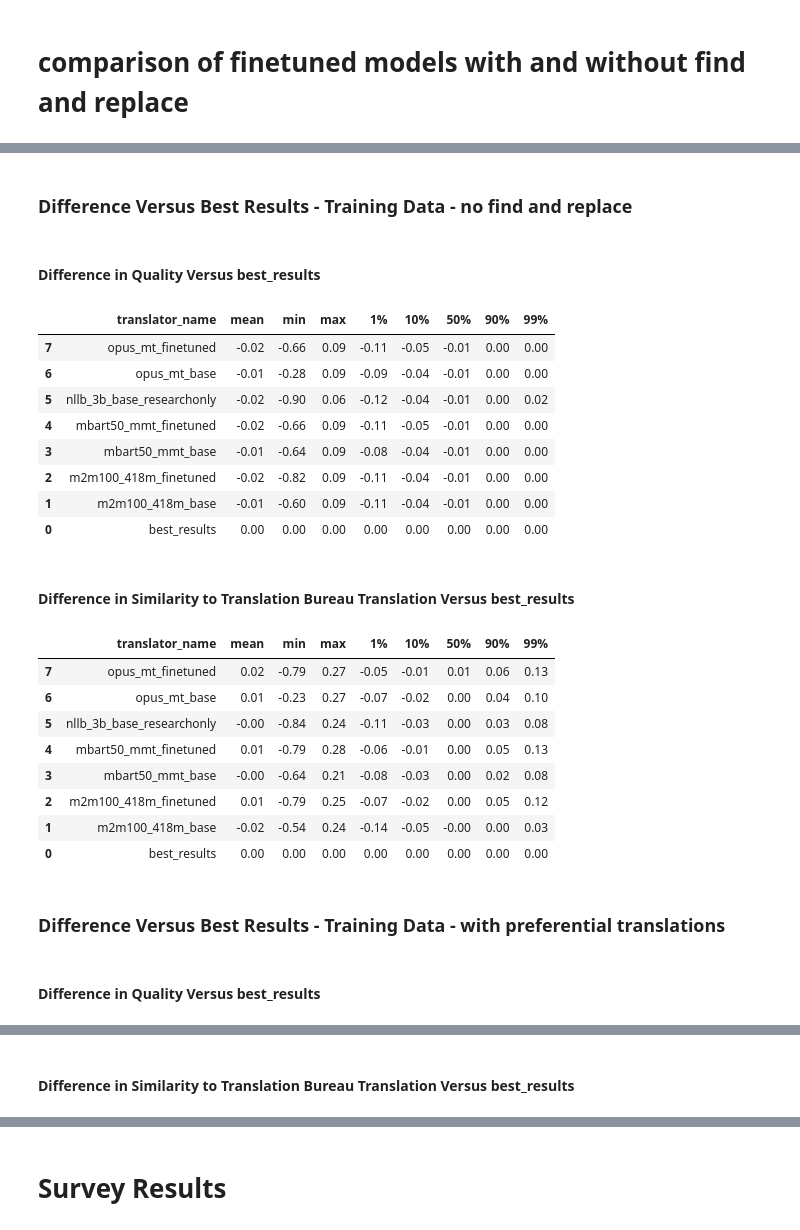
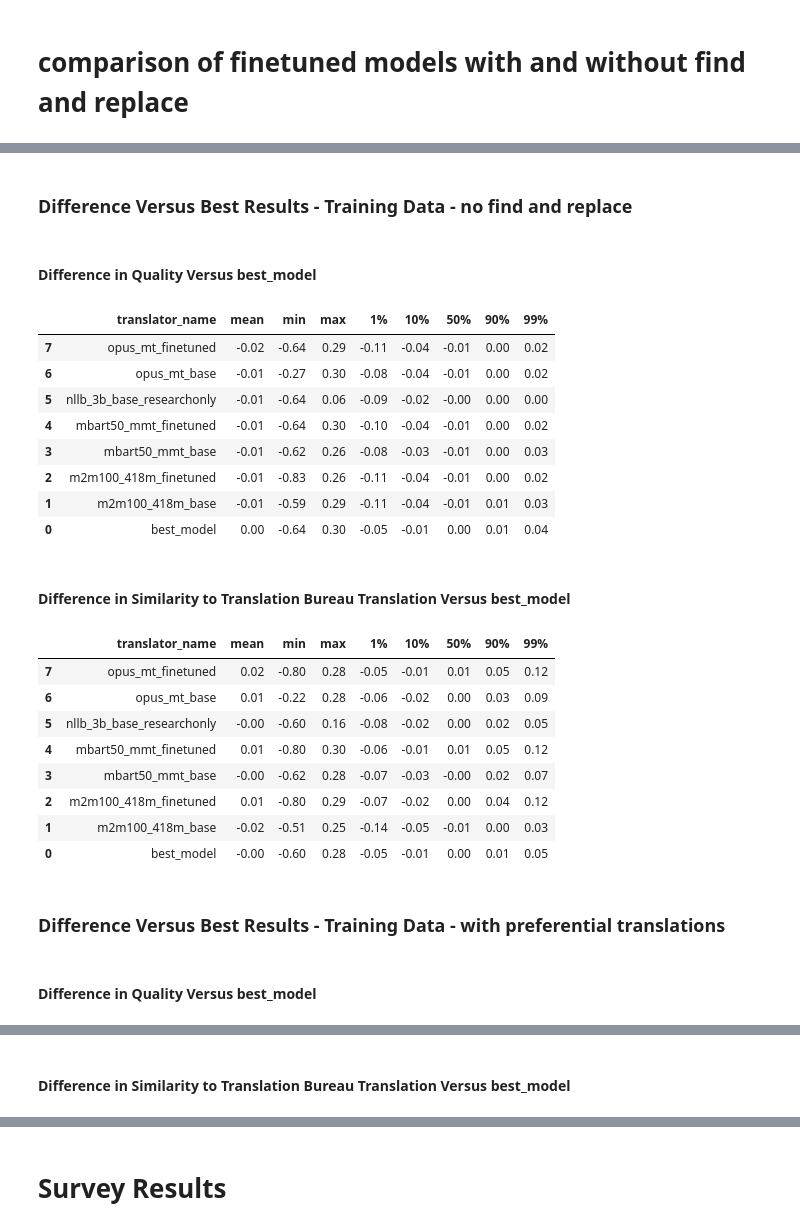
Before and after one commit to KevinCarr42/CSAS-Translations, a Jupyter notebook: evaluate_translations.ipynb, the cells around one changed output, grey strips where cells are left out. Cells and saved outputs as stored; diff of their text form; code cells hidden in the pictures.

```diff
--- a/evaluate_translations.ipynb
+++ b/evaluate_translations.ipynb
@@ -11,21 +5,0 @@ df_train_rules = pd.read_csv("translation_results/translation_comparison_train_r
-# %%
-# TODO: redo this after split into models for error counting, do some EDA to check how error-prone each model is
-
-df_test_rules_error_data = pd.read_json("translation_results/translation_errors_test_rules_20250912-0111.json").T
-df_train_rules_error_data = pd.read_json("translation_results/translation_errors_train_rules_20250912-0654.json").T
-
-test_rules_error_list = df_test_rules_error_data.index.to_list()
-train_rules_error_list = df_train_rules_error_data.index.to_list()
-
-for df, error_list, n in [
-    (df_test_no_rules, list(), 7),
-    (df_test_rules, test_rules_error_list, 6),
-    (df_train_no_rules, list(), 7),
-    (df_train_rules, train_rules_error_list, 6),
-]:
-    df['error'] = False
-    if error_list:
-        df.iloc[
-            [x for sample in error_list for x in range((sample - 1) * n, sample * n)],
-            df.columns.get_loc('error')
-        ] = True
@@ -90,7 +133,12 @@ def display_stats(dataframe, dataframe2=None, order_by="translator_name", headin
             if compare_to_column not in df['translator_name'].values:
                 raise ValueError(f"compare_to_column '{compare_to_column}' not found in translator_name column")
 
+            # Take the mean of comparison column values for each source to handle duplicates
             comparison_df = df[df['translator_name'] == compare_to_column][['source', 'quality_vs_tb', 'similarity_to_old_translation']].copy()
+            comparison_df = comparison_df.groupby('source').agg({
+                'quality_vs_tb': 'mean',
+                'similarity_to_old_translation': 'mean'
+            }).reset_index()
             comparison_df = comparison_df.rename(columns={
                 'quality_vs_tb': 'quality_vs_tb_comparison',
                 'similarity_to_old_translation': 'similarity_to_old_translation_comparison'
@@ -298,10 +397,0 @@ Difference in Similarity to Translation Bureau Translation
-# %%
-def add_best_results(dataframe):
-    df_temp = dataframe[dataframe.translator_name != 'nllb_3b_base_researchonly'].sort_values('cosine_similarity_vs_source', ascending=False).drop_duplicates(subset='source', keep='first').copy()
-    df_temp["translator_name"] = "best_results"
-    return pd.concat([dataframe, df_temp]).reset_index(drop=True)
-
-df_test_no_rules = add_best_results(df_test_no_rules)
-df_test_rules = add_best_results(df_test_rules)
-df_train_no_rules = add_best_results(df_train_no_rules)
-df_train_rules = add_best_results(df_train_rules)
@@ -444,28 +442,28 @@ Difference in Similarity to Translation Bureau Translation Versus best_results
 # %%
-display_stats(df_train_no_rules, heading="\nDifference Versus Best Results - Training Data - no find and replace\n", compare_to_column="best_results")
-display_stats(df_train_rules, heading="\nDifference Versus Best Results - Training Data - with preferential translations\n", compare_to_column="best_results")
+display_stats(df_train_no_rules, heading="\nDifference Versus Best Results - Training Data - no find and replace\n", compare_to_column="best_model")
+display_stats(df_train_rules, heading="\nDifference Versus Best Results - Training Data - with preferential translations\n", compare_to_column="best_model")
 # %% [output]
 Difference Versus Best Results - Training Data - no find and replace
-Difference in Quality Versus best_results
+Difference in Quality Versus best_model
 |  | translator_name | mean | min | max | 1% | 10% | 50% | 90% | 99% |
-| 7 | opus_mt_finetuned | -0.02 | -0.66 | 0.09 | -0.11 | -0.05 | -0.01 | 0.00 | 0.00 |
-| 6 | opus_mt_base | -0.01 | -0.28 | 0.09 | -0.09 | -0.04 | -0.01 | 0.00 | 0.00 |
-| 5 | nllb_3b_base_researchonly | -0.02 | -0.90 | 0.06 | -0.12 | -0.04 | -0.01 | 0.00 | 0.02 |
-| 4 | mbart50_mmt_finetuned | -0.02 | -0.66 | 0.09 | -0.11 | -0.05 | -0.01 | 0.00 | 0.00 |
-| 3 | mbart50_mmt_base | -0.01 | -0.64 | 0.09 | -0.08 | -0.04 | -0.01 | 0.00 | 0.00 |
-| 2 | m2m100_418m_finetuned | -0.02 | -0.82 | 0.09 | -0.11 | -0.04 | -0.01 | 0.00 | 0.00 |
-| 1 | m2m100_418m_base | -0.01 | -0.60 | 0.09 | -0.11 | -0.04 | -0.01 | 0.00 | 0.00 |
-| 0 | best_results | 0.00 | 0.00 | 0.00 | 0.00 | 0.00 | 0.00 | 0.00 | 0.00 |
+| 7 | opus_mt_finetuned | -0.02 | -0.64 | 0.29 | -0.11 | -0.04 | -0.01 | 0.00 | 0.02 |
+| 6 | opus_mt_base | -0.01 | -0.27 | 0.30 | -0.08 | -0.04 | -0.01 | 0.00 | 0.02 |
+| 5 | nllb_3b_base_researchonly | -0.01 | -0.64 | 0.06 | -0.09 | -0.02 | -0.00 | 0.00 | 0.00 |
+| 4 | mbart50_mmt_finetuned | -0.01 | -0.64 | 0.30 | -0.10 | -0.04 | -0.01 | 0.00 | 0.02 |
+| 3 | mbart50_mmt_base | -0.01 | -0.62 | 0.26 | -0.08 | -0.03 | -0.01 | 0.00 | 0.03 |
+| 2 | m2m100_418m_finetuned | -0.01 | -0.83 | 0.26 | -0.11 | -0.04 | -0.01 | 0.00 | 0.02 |
+| 1 | m2m100_418m_base | -0.01 | -0.59 | 0.29 | -0.11 | -0.04 | -0.01 | 0.01 | 0.03 |
+| 0 | best_model | 0.00 | -0.64 | 0.30 | -0.05 | -0.01 | 0.00 | 0.01 | 0.04 |
-Difference in Similarity to Translation Bureau Translation Versus best_results
+Difference in Similarity to Translation Bureau Translation Versus best_model
 |  | translator_name | mean | min | max | 1% | 10% | 50% | 90% | 99% |
-| 7 | opus_mt_finetuned | 0.02 | -0.79 | 0.27 | -0.05 | -0.01 | 0.01 | 0.06 | 0.13 |
-| 6 | opus_mt_base | 0.01 | -0.23 | 0.27 | -0.07 | -0.02 | 0.00 | 0.04 | 0.10 |
-| 5 | nllb_3b_base_researchonly | -0.00 | -0.84 | 0.24 | -0.11 | -0.03 | 0.00 | 0.03 | 0.08 |
-| 4 | mbart50_mmt_finetuned | 0.01 | -0.79 | 0.28 | -0.06 | -0.01 | 0.00 | 0.05 | 0.13 |
-| 3 | mbart50_mmt_base | -0.00 | -0.64 | 0.21 | -0.08 | -0.03 | 0.00 | 0.02 | 0.08 |
-| 2 | m2m100_418m_finetuned | 0.01 | -0.79 | 0.25 | -0.07 | -0.02 | 0.00 | 0.05 | 0.12 |
-| 1 | m2m100_418m_base | -0.02 | -0.54 | 0.24 | -0.14 | -0.05 | -0.00 | 0.00 | 0.03 |
-| 0 | best_results | 0.00 | 0.00 | 0.00 | 0.00 | 0.00 | 0.00 | 0.00 | 0.00 |
+| 7 | opus_mt_finetuned | 0.02 | -0.80 | 0.28 | -0.05 | -0.01 | 0.01 | 0.05 | 0.12 |
+| 6 | opus_mt_base | 0.01 | -0.22 | 0.28 | -0.06 | -0.02 | 0.00 | 0.03 | 0.09 |
+| 5 | nllb_3b_base_researchonly | -0.00 | -0.60 | 0.16 | -0.08 | -0.02 | 0.00 | 0.02 | 0.05 |
+| 4 | mbart50_mmt_finetuned | 0.01 | -0.80 | 0.30 | -0.06 | -0.01 | 0.01 | 0.05 | 0.12 |
+| 3 | mbart50_mmt_base | -0.00 | -0.62 | 0.28 | -0.07 | -0.03 | -0.00 | 0.02 | 0.07 |
+| 2 | m2m100_418m_finetuned | 0.01 | -0.80 | 0.29 | -0.07 | -0.02 | 0.00 | 0.04 | 0.12 |
+| 1 | m2m100_418m_base | -0.02 | -0.51 | 0.25 | -0.14 | -0.05 | -0.01 | 0.00 | 0.03 |
+| 0 | best_model | -0.00 | -0.60 | 0.28 | -0.05 | -0.01 | 0.00 | 0.01 | 0.05 |
 Difference Versus Best Results - Training Data - with preferential translations
-Difference in Quality Versus best_results
+Difference in Quality Versus best_model
 |  | translator_name | mean | min | max | 1% | 10% | 50% | 90% | 99% |
@@ -479,2 +477,2 @@ Difference in Quality Versus best_results
-Difference in Similarity to Translation Bureau Translation Versus best_results
+Difference in Similarity to Translation Bureau Translation Versus best_model
 |  | translator_name | mean | min | max | 1% | 10% | 50% | 90% | 99% |
```
Also changed, not shown: parts of 19 cells of this notebook.
